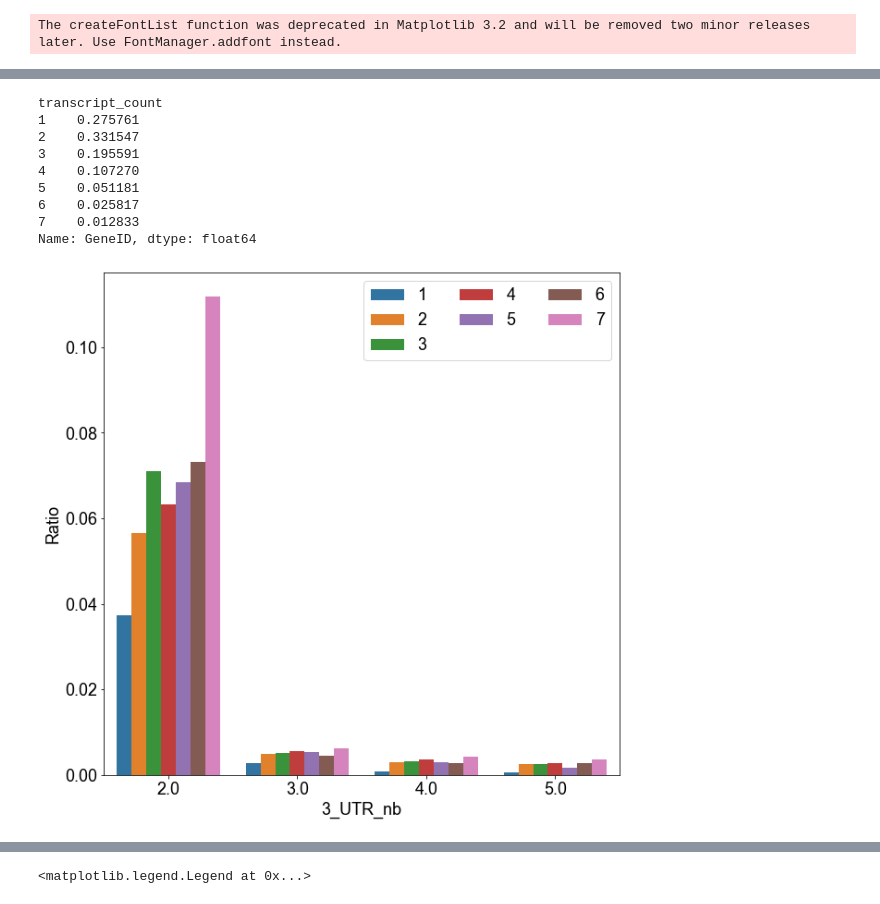
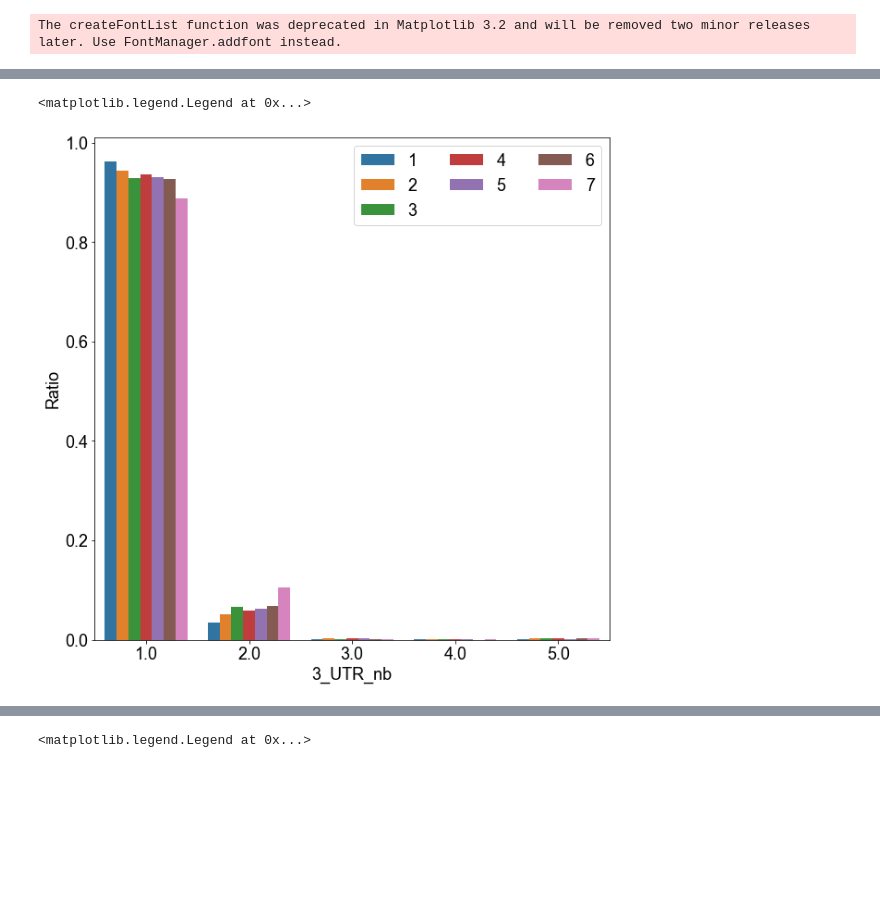
Before and after one commit to weber8thomas/MISOG_SISOG, a Jupyter notebook: src/Stats_and_plots.ipynb, the cells around one changed output, grey strips where cells are left out. Drawn from its saved outputs; the diff is of its cells as text; code cells hidden in the pictures; blank space fills up the shorter version.

```diff
--- a/src/Stats_and_plots.ipynb
+++ b/src/Stats_and_plots.ipynb
@@ -239,27 +90,19 @@ Name: GeneID, dtype: float64
 # %%
 three_UTR_new = pd.merge(three_UTR, genes[['GeneID', 'transcript_count']], on='GeneID')
 three_UTR_new = three_UTR_new.loc[(three_UTR_new['3_UTR_nb'] <= 5)]
 three_UTR_new = three_UTR_new.loc[(three_UTR_new['transcript_count'] <= 7)]
 three_UTR_new
 
-tmp = three_UTR_new.groupby(['transcript_count', '3_UTR_nb'])['GeneID'].count() / three_UTR_new.groupby(['transcript_count'])['transcript_id'].nunique()
+tmp = three_UTR_new.groupby(['transcript_count', 'transcript_id'])['3_UTR_nb'].max().reset_index().groupby(['transcript_count', '3_UTR_nb'])['transcript_id'].nunique() / three_UTR_new.groupby(['transcript_count'])['transcript_id'].nunique()
 # tmp = five_UTR_new.groupby(['transcript_count', '5_UTR_nb'])['GeneID'].count()
 tmp = tmp.rename('Ratio').reset_index()
 tmp
 # five_UTR_new.groupby(['transcript_count', '5_UTR_nb'])['GeneID'].count()
 # five_UTR_new.groupby(['transcript_count'])['transcript_id'].nunique()
 plt.figure(figsize=(10,10))
-sns.barplot(data=tmp.loc[tmp['3_UTR_nb'] > 1], x='3_UTR_nb', y='Ratio', hue="transcript_count")
+sns.barplot(data=tmp.loc[tmp['3_UTR_nb'] >= 1], x='3_UTR_nb', y='Ratio', hue="transcript_count")
 plt.legend(ncol=3)
-three_UTR_new.groupby(['transcript_count'])['GeneID'].nunique() / three_UTR_new.groupby(['transcript_count'])['GeneID'].nunique().sum()
+# three_UTR_new.groupby(['transcript_count'])['GeneID'].nunique() / three_UTR_new.groupby(['transcript_count'])['GeneID'].nunique().sum()
 # %% [output]
-transcript_count
-1    0.275761
-2    0.331547
-3    0.195591
-4    0.107270
-5    0.051181
-6    0.025817
-7    0.012833
-Name: GeneID, dtype: float64
+<matplotlib.legend.Legend at 0x...>
-[figure, old version]
+[figure, new version]
```
Also changed, not shown: parts of 14 cells of this notebook, 3 other files.
